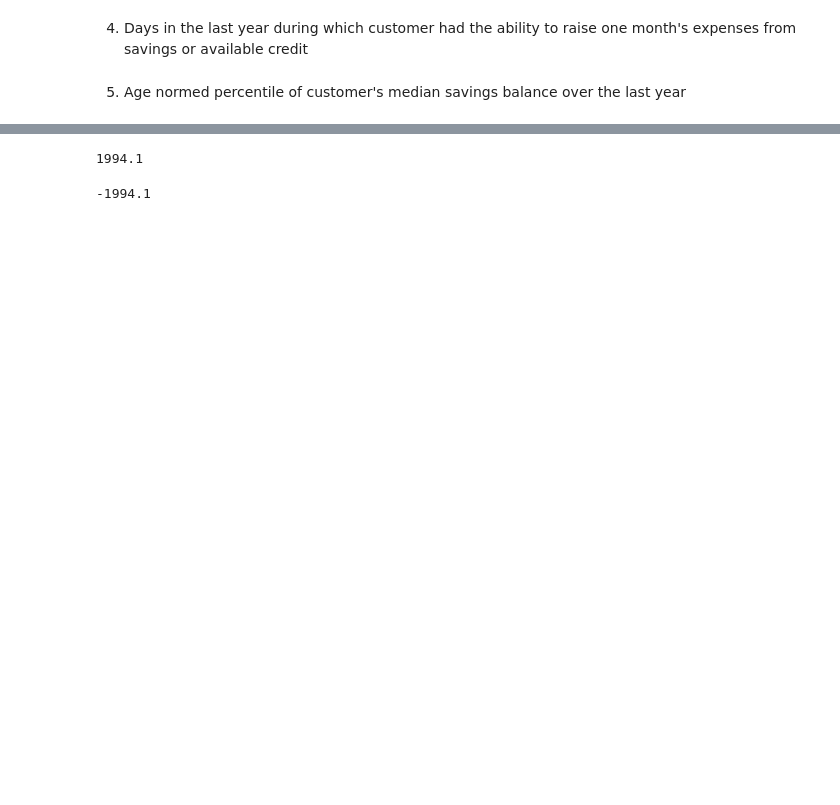
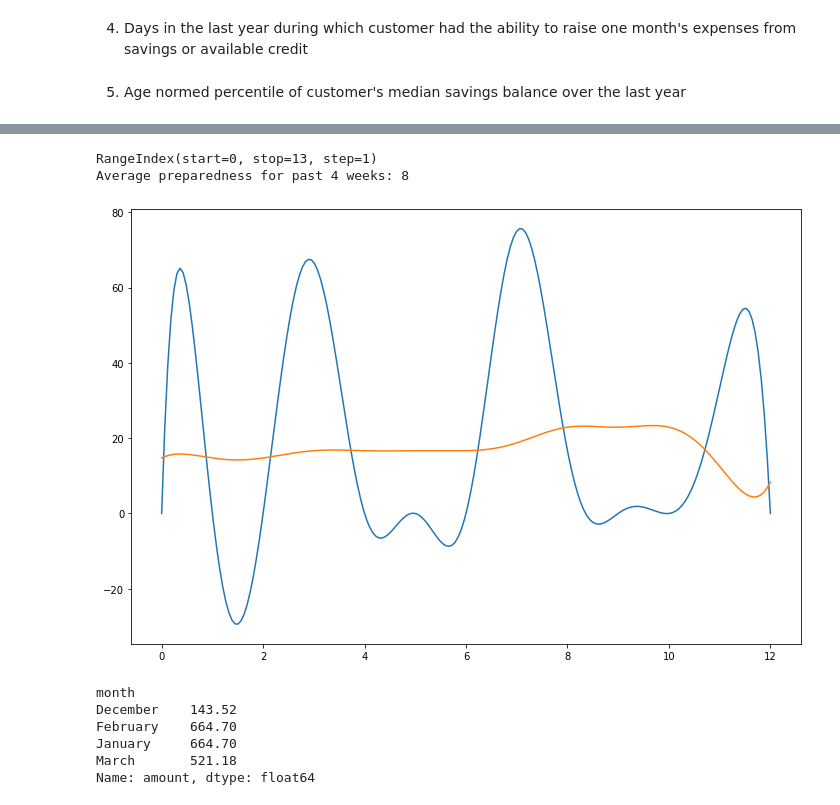
Before and after one commit to DrWardPsych/nlp_example, a Jupyter notebook: financial_wellbeing.ipynb, the cells around one changed output, grey strips where cells are left out. Drawn from its saved outputs; the diff is of its cells as text; code cells hidden in the pictures; blank space fills up the shorter version.

```diff
--- a/financial_wellbeing.ipynb
+++ b/financial_wellbeing.ipynb
@@ -141,8 +51,19 @@ data
-# %%
-scores.essential_outgoings(data)
-# %% [output]
-1994.1
-# %%
-df[(df.need_want=='Essential')|((df.transaction_class=='Loans&Credit')&(df.type=='DEBIT'))]['amount'].sum()
-# %% [output]
--1994.1
+# %%
+scores_vis.weekly_score_smooth(scores.weekly_score(data,'preparedness'),'preparedness')
+# %% [output]
+RangeIndex(start=0, stop=13, step=1)
+Average preparedness for past 4 weeks: 8
+[figure, added]
+# %%
+df = data[(data.need_want=='Essential')|((data.transaction_class=='Loans&Credit')&(data.type=='DEBIT'))][['timestamp','amount']]
+df.timestamp=df.timestamp.apply(lambda x:pd.Timestamp(x))
+df.amount=0-(df.amount)
+df['month']=df.timestamp.dt.month_name()
+df.groupby('month')['amount'].sum()
+# %% [output]
+month
+December    143.52
+February    664.70
+January     664.70
+March       521.18
+Name: amount, dtype: float64
```
Also changed, not shown: parts of 9 cells of this notebook, 5 other files.
